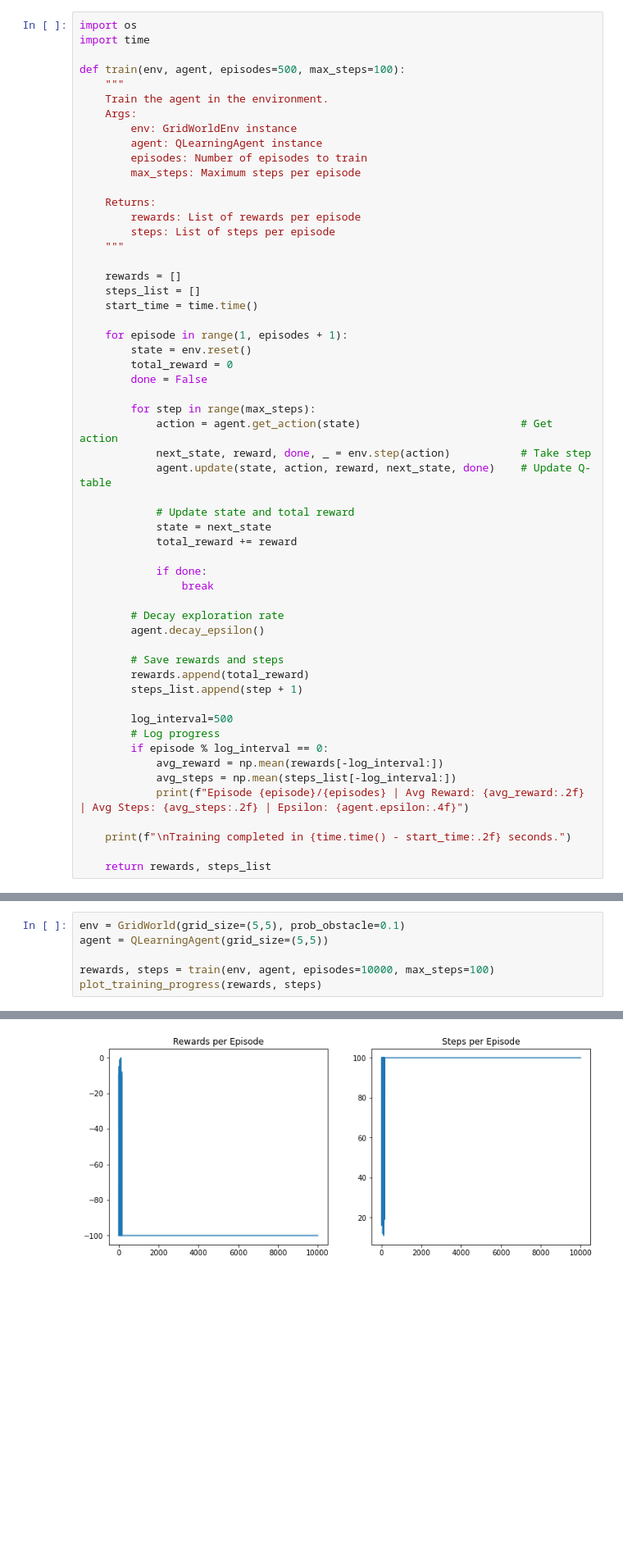
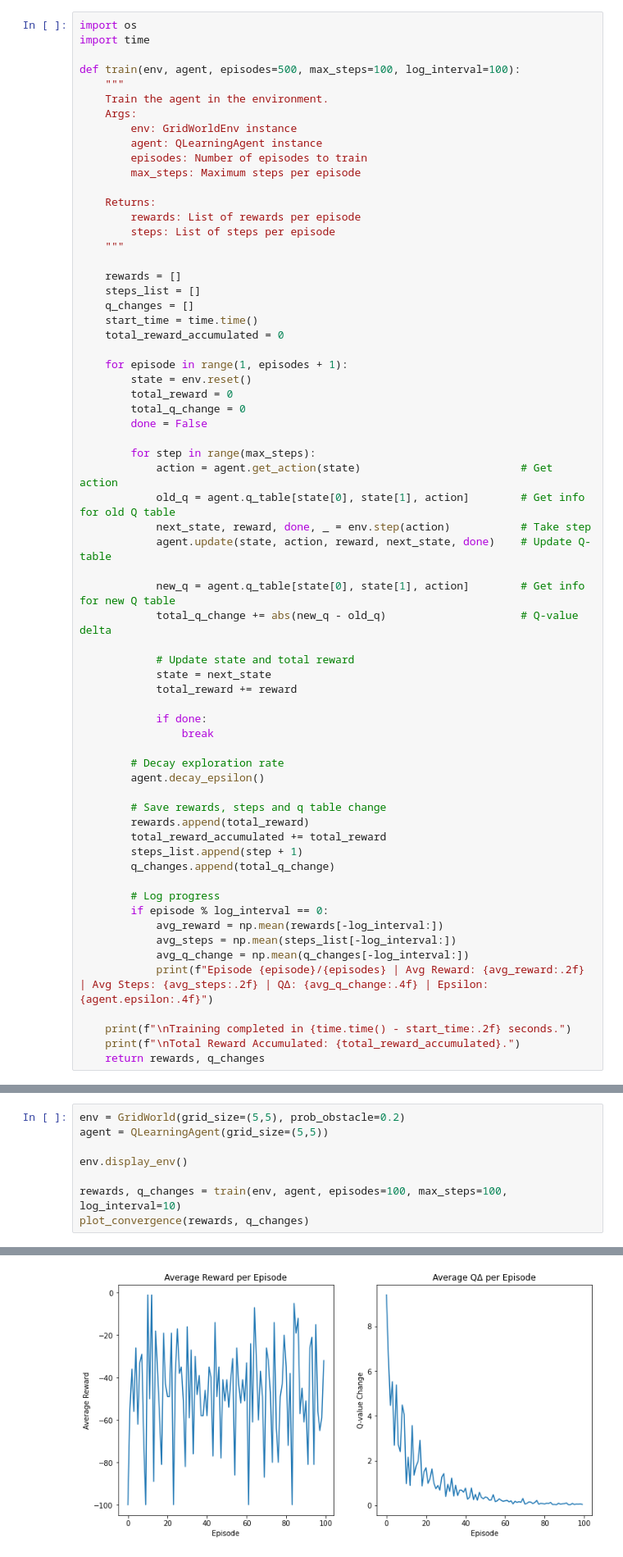
Before and after one commit to andmrqzv/Q_Learning, a Jupyter notebook: grid_world.ipynb, the cells around one changed output, grey strips where cells are left out. Shown: that part at 82% size. Cells and saved outputs as stored; diff of their text form; blank space fills up the shorter version.

```diff
--- a/grid_world.ipynb
+++ b/grid_world.ipynb
@@ -126,7 +137,7 @@ class QLearningAgent:
 import os
 import time
 
-def train(env, agent, episodes=500, max_steps=100):
+def train(env, agent, episodes=500, max_steps=100, log_interval=100):
     """
     Train the agent in the environment.
     Args:
@@ -142,17 +153,24 @@ def train(env, agent, episodes=500, max_steps=100):
 
     rewards = []
     steps_list = []
+    q_changes = []
     start_time = time.time()
+    total_reward_accumulated = 0
 
     for episode in range(1, episodes + 1):
         state = env.reset()
         total_reward = 0
+        total_q_change = 0
         done = False
 
         for step in range(max_steps):
             action = agent.get_action(state)                         # Get action
+            old_q = agent.q_table[state[0], state[1], action]        # Get info for old Q table
             next_state, reward, done, _ = env.step(action)           # Take step
             agent.update(state, action, reward, next_state, done)    # Update Q-table
+
+            new_q = agent.q_table[state[0], state[1], action]        # Get info for new Q table
+            total_q_change += abs(new_q - old_q)                     # Q-value delta
 
             # Update state and total reward
             state = next_state
@@ -164,19 +182,21 @@ def train(env, agent, episodes=500, max_steps=100):
         # Decay exploration rate
         agent.decay_epsilon()
 
-        # Save rewards and steps
+        # Save rewards, steps and q table change
         rewards.append(total_reward)
+        total_reward_accumulated += total_reward
         steps_list.append(step + 1)
+        q_changes.append(total_q_change)
 
-        log_interval=500
         # Log progress
         if episode % log_interval == 0:
             avg_reward = np.mean(rewards[-log_interval:])
             avg_steps = np.mean(steps_list[-log_interval:])
-            print(f"Episode {episode}/{episodes} | Avg Reward: {avg_reward:.2f} | Avg Steps: {avg_steps:.2f} | Epsilon: {agent.epsilon:.4f}")
+            avg_q_change = np.mean(q_changes[-log_interval:])
+            print(f"Episode {episode}/{episodes} | Avg Reward: {avg_reward:.2f} | Avg Steps: {avg_steps:.2f} | QΔ: {avg_q_change:.4f} | Epsilon: {agent.epsilon:.4f}")
 
     print(f"\nTraining completed in {time.time() - start_time:.2f} seconds.")
-
-    return rewards, steps_list
+    print(f"\nTotal Reward Accumulated: {total_reward_accumulated}.")
+    return rewards, q_changes
 # %%
 def evaluate(env, agent, episodes=10, max_steps=100, render=True):
@@ -245,9 +246,11 @@ def plot_convergence(success, window=5):
 # %% [markdown]
 Set up 5x5 grid enviroment with obstacle probability and a basic agent with no enhancements
 # %%
-env = GridWorld(grid_size=(5,5), prob_obstacle=0.1)
+env = GridWorld(grid_size=(5,5), prob_obstacle=0.2)
 agent = QLearningAgent(grid_size=(5,5))
 
-rewards, steps = train(env, agent, episodes=10000, max_steps=100)
-plot_training_progress(rewards, steps)
+env.display_env()
+
+rewards, q_changes = train(env, agent, episodes=100, max_steps=100, log_interval=10)
+plot_convergence(rewards, q_changes)
 # %% [output]
@@ -271,2 +276,2 @@ Training completed in 20.28 seconds.
-[figure, old version]
+[figure, new version]
 # %%
```
Also changed, not shown: parts of 22 cells of this notebook.
